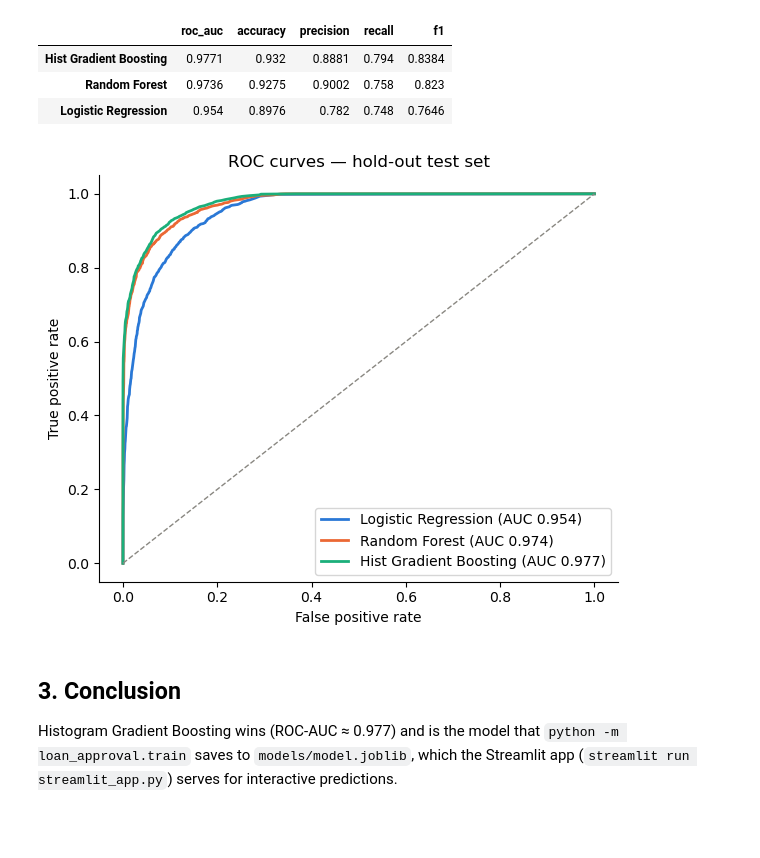
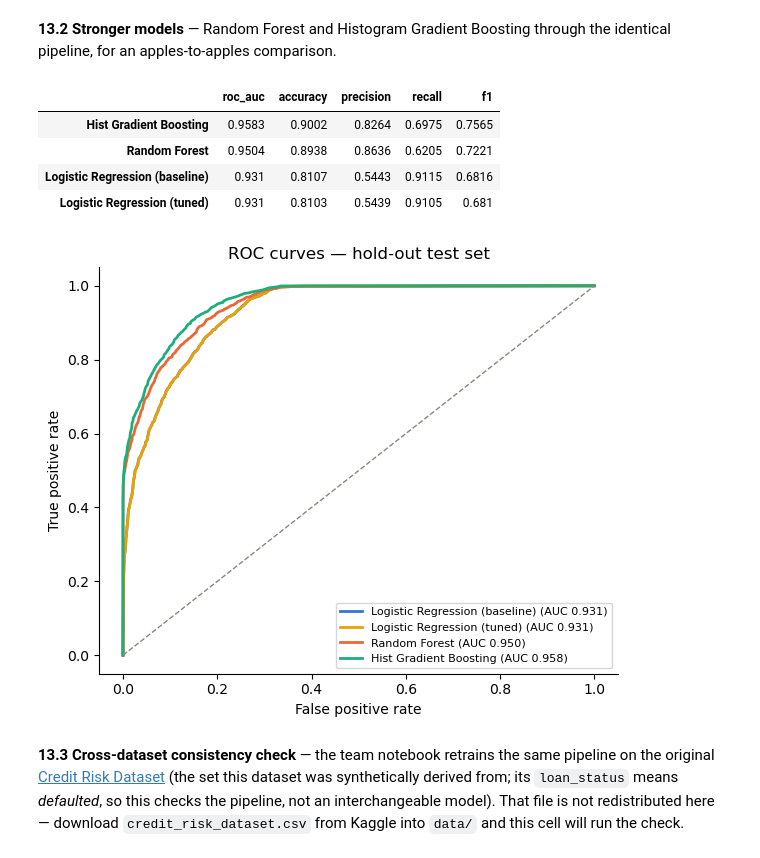
Before and after one commit to prishababel/loan-approval-classification, a Jupyter notebook: notebooks/loan_approval_classification.ipynb, the cells around one changed output. Drawn from its saved outputs; the diff is of its cells as text; code cells hidden in the pictures; blank space fills up the shorter version.

```diff
--- a/notebooks/loan_approval_classification.ipynb
+++ b/notebooks/loan_approval_classification.ipynb
@@ -111,0 +171,13 @@ Histogram Gradient Boosting on a stratified 20% hold-out set.
+# %%
+from loan_approval.evaluate import evaluate_model
+from loan_approval.train import _pipeline, build_models, tune_logistic_regression
+
+results = {}
+
+baseline = _pipeline(build_models()["Logistic Regression (baseline)"])
+baseline.fit(X_train, y_train)
+results["Logistic Regression (baseline)"] = evaluate_model(baseline, X_test, y_test)
+
+tuned, tuning = tune_logistic_regression(X_train, y_train)
+results["Logistic Regression (tuned)"] = evaluate_model(tuned, X_test, y_test)
+print(f"Best params: {tuning['best_params']}  |  CV F1: {tuning['cv_f1']}")
@@ -112,48 +264,42 @@ Histogram Gradient Boosting on a stratified 20% hold-out set.
+# %% [markdown]
+**13.2 Stronger models** — Random Forest and Histogram Gradient Boosting
+through the identical pipeline, for an apples-to-apples comparison.
 # %%
-from sklearn.model_selection import train_test_split
-from sklearn.pipeline import Pipeline
-
-from loan_approval.evaluate import evaluate_model
-from loan_approval.train import build_models, build_preprocessor
-
-X, y = split_features_target(df)
-X_train, X_test, y_train, y_test = train_test_split(
-    X, y, test_size=config.TEST_SIZE, stratify=y, random_state=config.RANDOM_STATE
-)
-
-results = {}
-for name, model in build_models().items():
-    pipeline = Pipeline([("preprocess", build_preprocessor()), ("model", model)])
-    pipeline.fit(X_train, y_train)
-    results[name] = evaluate_model(pipeline, X_test, y_test)
+for name in ["Random Forest", "Hist Gradient Boosting"]:
+    pipe = _pipeline(build_models()[name])
+    pipe.fit(X_train, y_train)
+    results[name] = evaluate_model(pipe, X_test, y_test)
 
 comparison = pd.DataFrame(results).T[["roc_auc", "accuracy", "precision", "recall", "f1"]]
 comparison.sort_values("roc_auc", ascending=False).round(4)
 # %% [output]
 |  | roc_auc | accuracy | precision | recall | f1 |
-| Hist Gradient Boosting | 0.9771 | 0.932 | 0.8881 | 0.794 | 0.8384 |
-| Random Forest | 0.9736 | 0.9275 | 0.9002 | 0.758 | 0.823 |
-| Logistic Regression | 0.954 | 0.8976 | 0.782 | 0.748 | 0.7646 |
+| Hist Gradient Boosting | 0.9583 | 0.9002 | 0.8264 | 0.6975 | 0.7565 |
+| Random Forest | 0.9504 | 0.8938 | 0.8636 | 0.6205 | 0.7221 |
+| Logistic Regression (baseline) | 0.931 | 0.8107 | 0.5443 | 0.9115 | 0.6816 |
+| Logistic Regression (tuned) | 0.931 | 0.8103 | 0.5439 | 0.9105 | 0.681 |
 # %%
 fig, ax = plt.subplots(figsize=(6, 5))
-colors = {"Logistic Regression": "#2a78d6", "Random Forest": "#eb6834", "Hist Gradient Boosting": "#1baf7a"}
+colors = {"Logistic Regression (baseline)": "#2a78d6", "Logistic Regression (tuned)": "#eda100",
+          "Random Forest": "#eb6834", "Hist Gradient Boosting": "#1baf7a"}
 for name, res in results.items():
     ax.plot(res["roc_curve"]["fpr"], res["roc_curve"]["tpr"],
             label=f"{name} (AUC {res['roc_auc']:.3f})", color=colors[name], linewidth=2)
 ax.plot([0, 1], [0, 1], linestyle="--", color=MUTED, linewidth=1)
 ax.set_xlabel("False positive rate")
 ax.set_ylabel("True positive rate")
 ax.set_title("ROC curves — hold-out test set")
-ax.legend(loc="lower right")
+ax.legend(loc="lower right", fontsize=8)
 ax.spines[["top", "right"]].set_visible(False)
 plt.tight_layout()
 plt.show()
 # %% [output]
-[figure, old version]
+[figure, new version]
-# %% [markdown]
-## 3. Conclusion
-
-Histogram Gradient Boosting wins (ROC-AUC ≈ 0.977) and is the model that
-`python -m loan_approval.train` saves to `models/model.joblib`, which the
-Streamlit app (`streamlit run streamlit_app.py`) serves for interactive
-predictions.
+# %% [markdown]
+**13.3 Cross-dataset consistency check** — the team notebook retrains the
+same pipeline on the original
+[Credit Risk Dataset](https://www.kaggle.com/datasets/laotse/credit-risk-dataset)
+(the set this dataset was synthetically derived from; its `loan_status`
+means *defaulted*, so this checks the pipeline, not an interchangeable model).
+That file is not redistributed here — download `credit_risk_dataset.csv` from
+Kaggle into `data/` and this cell will run the check.
```
Also changed, not shown: parts of 25 cells of this notebook, 10 other files.
